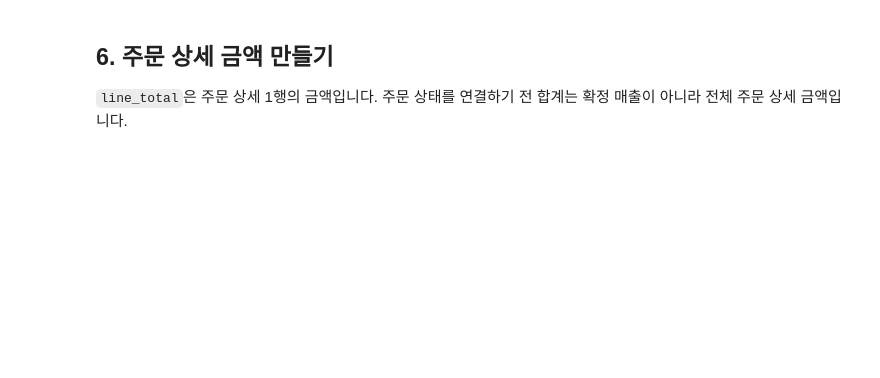
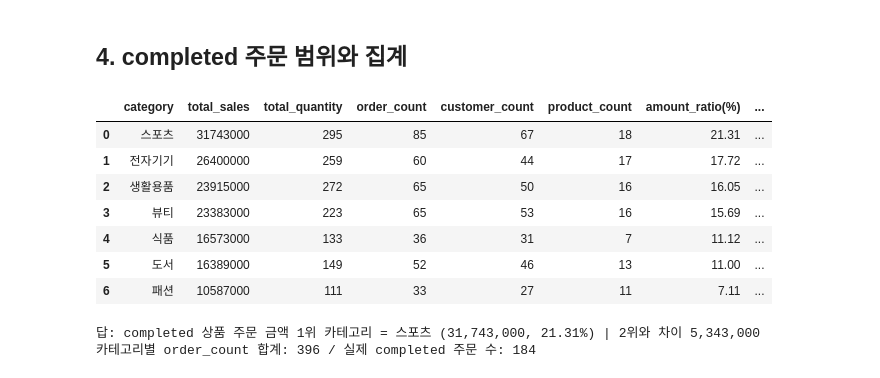
Before and after one commit to Taejin-AI/llm-data-analysis-study, a Jupyter notebook: chapter04/chapter04.ipynb, the cells around one changed output. Saved outputs shown, nothing was run; the diff lists cells and outputs as text; code cells hidden in the pictures; blank space fills up the shorter version.

```diff
--- a/chapter04/chapter04.ipynb
+++ b/chapter04/chapter04.ipynb
@@ -224,5 +339,36 @@ Name: count, dtype: int64
-# %% [markdown]
-## 6. 주문 상세 금액 만들기
-
-`line_total`은 주문 상세 1행의 금액입니다. 주문 상태를 연결하기 전 합계는 확정 매출이 아니라 전체 주문 상세 금액입니다.
+# %% [markdown]
+## 4. completed 주문 범위와 집계
+# %%
+# [핵심 질문] 카테고리별 completed 상품 주문 금액 (분석 기간 2025-07-01 ~ 2026-07-31)
+category_sales = (
+    completed_sales_items
+    .groupby('category', as_index=False)
+    .agg(
+        total_sales=('line_total', 'sum'),
+        total_quantity=('quantity', 'sum'),
+        order_count=('order_id', 'nunique'),
+        customer_count=('customer_id', 'nunique'),
+        product_count=('product_id', 'nunique'),
+    )
+    .sort_values('total_sales', ascending=False)
+    .reset_index(drop=True)
+)
+category_sales['amount_ratio(%)'] = (category_sales['total_sales'] / category_sales['total_sales'].sum() * 100).round(2)
+category_sales['amount_per_product'] = (category_sales['total_sales'] / category_sales['product_count']).round(0)
+display(category_sales)
+top = category_sales.loc[0]
+print(f"답: completed 상품 주문 금액 1위 카테고리 = {top['category']} ({top['total_sales']:,}, {top['amount_ratio(%)']}%)",
+      f"| 2위와 차이 {top['total_sales'] - category_sales.loc[1, 'total_sales']:,}")
+print('카테고리별 order_count 합계:', category_sales['order_count'].sum(), '/ 실제 completed 주문 수:', completed_sales_items['order_id'].nunique())
+# %% [output]
+|  | category | total_sales | total_quantity | order_count | customer_count | product_count | amount_ratio(%) | ... |
+| 0 | 스포츠 | 31743000 | 295 | 85 | 67 | 18 | 21.31 | ... |
+| 1 | 전자기기 | 26400000 | 259 | 60 | 44 | 17 | 17.72 | ... |
+| 2 | 생활용품 | 23915000 | 272 | 65 | 50 | 16 | 16.05 | ... |
+| 3 | 뷰티 | 23383000 | 223 | 65 | 53 | 16 | 15.69 | ... |
+| 4 | 식품 | 16573000 | 133 | 36 | 31 | 7 | 11.12 | ... |
+| 5 | 도서 | 16389000 | 149 | 52 | 46 | 13 | 11.00 | ... |
+| 6 | 패션 | 10587000 | 111 | 33 | 27 | 11 | 7.11 | ... |
+답: completed 상품 주문 금액 1위 카테고리 = 스포츠 (31,743,000, 21.31%) | 2위와 차이 5,343,000
+카테고리별 order_count 합계: 396 / 실제 completed 주문 수: 184
 # %%
```
Also changed, not shown: parts of 65 cells of this notebook, 15 other files.
